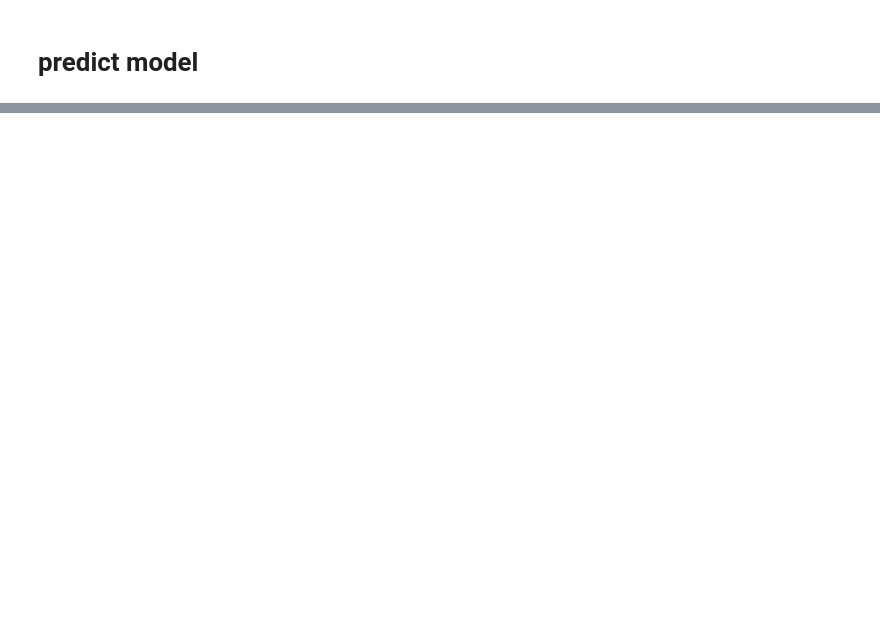
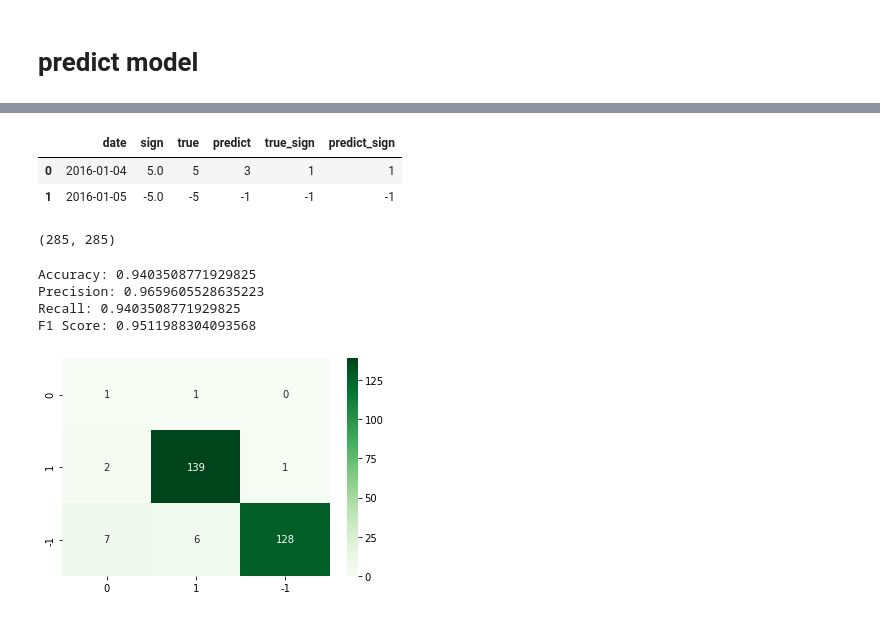
Before and after one commit to ksriyudthsak/nlp_gpt2, a Jupyter notebook: run_model_gpt2.ipynb, the cells around one changed output, grey strips where cells are left out. Drawn from its saved outputs; the diff is of its cells as text; code cells hidden in the pictures; blank space fills up the shorter version.

Commit message:
add  function - combine number of news into date

```diff
--- a/run_model_gpt2.ipynb
+++ b/run_model_gpt2.ipynb
@@ -472,0 +528,17 @@ F1 Score: 0.4567965812757653
+# %%
+df_train = df_process[0:x_train.shape[0]]
+df_validate = df_process[x_train.shape[0]:x_train.shape[0]+x_validate.shape[0]]
+df_test = df_process[x_train.shape[0]+x_validate.shape[0]:x_train.shape[0]+x_validate.shape[0]+x_test.shape[0]]
+# %%
+df_train["true"] = true_train
+df_train["predict"] = predicted_train
+df_validate["true"] = true_validate
+df_validate["predict"] = predicted_validate
+df_test["true"] = true_test
+df_test["predict"] = predicted_test
+df_train["true"] = np.where(df_train["true"]==2.0, -1,df_train["true"])
+df_validate["true"] = np.where(df_validate["true"]==2.0, -1,df_validate["true"])
+df_test["true"] = np.where(df_test["true"]==2.0, -1,df_test["true"])
+df_train["predict"] = np.where(df_train["predict"]==2.0, -1,df_train["predict"])
+df_validate["predict"] = np.where(df_validate["predict"]==2.0, -1,df_validate["predict"])
+df_test["predict"] = np.where(df_test["predict"]==2.0, -1,df_test["predict"])
@@ -472,0 +563,28 @@ F1 Score: 0.4567965812757653
+# %%
+df_train2 = df_train.groupby("date").sum().reset_index()
+df_validate2 = df_validate.groupby("date").sum().reset_index()
+df_test2 = df_test.groupby("date").sum().reset_index()
+# %%
+df_train2["true_sign"] = np.sign(df_train2['true'])
+df_validate2["true_sign"] = np.sign(df_validate2['true'])
+df_test2["true_sign"] = np.sign(df_test2['true'])
+df_train2["predict_sign"] = np.sign(df_train2['predict'])
+df_validate2["predict_sign"] = np.sign(df_validate2['predict'])
+df_test2["predict_sign"] = np.sign(df_test2['predict'])
+df_train2.head(2)
+# %% [output]
+|  | date | sign | true | predict | true_sign | predict_sign |
+| 0 | 2016-01-04 | 5.0 | 5 | 3 | 1 | 1 |
+| 1 | 2016-01-05 | -5.0 | -5 | -1 | -1 | -1 |
+# %%
+len(df_train2["true_sign"].values), len(df_train2["predict_sign"].values)
+# %% [output]
+(285, 285)
+# %%
+plot_confusion_matrix(df_train2["true_sign"].values, df_train2["predict_sign"].values)
+# %% [output]
+Accuracy: 0.9403508771929825
+Precision: 0.9659605528635223
+Recall: 0.9403508771929825
+F1 Score: 0.9511988304093568
+[figure, added]
```
Also changed, not shown: parts of 19 cells of this notebook.
